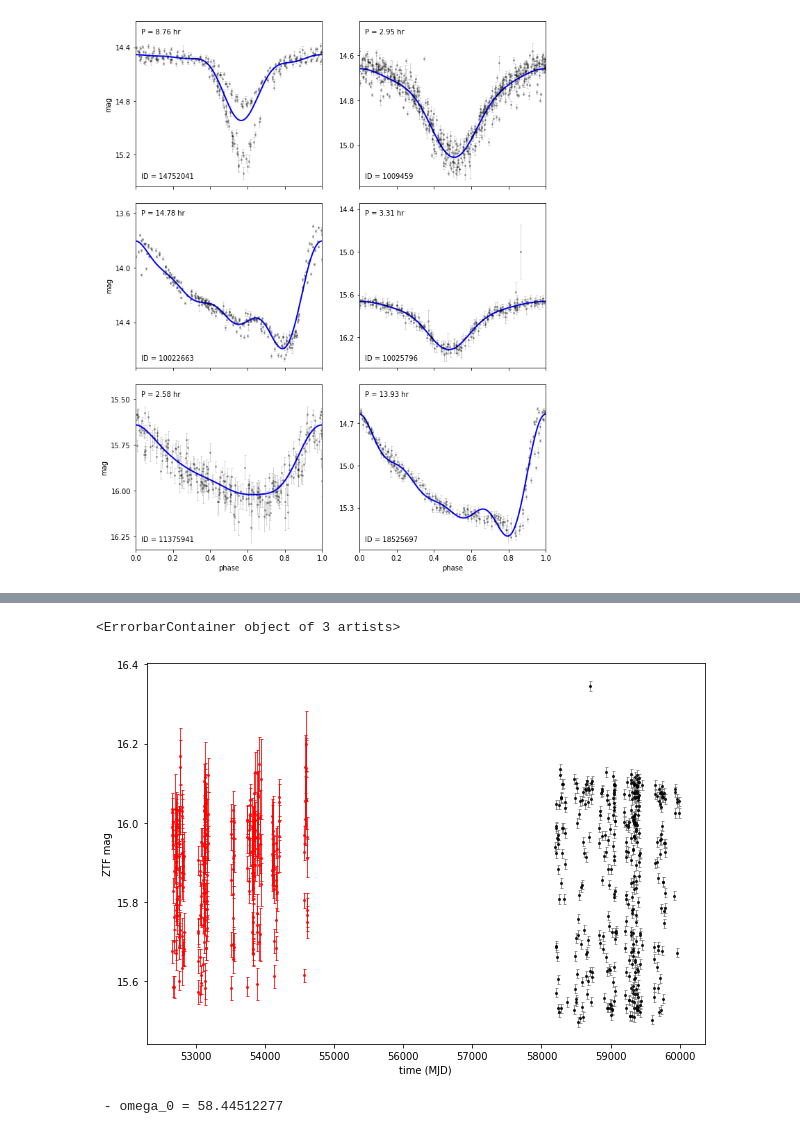
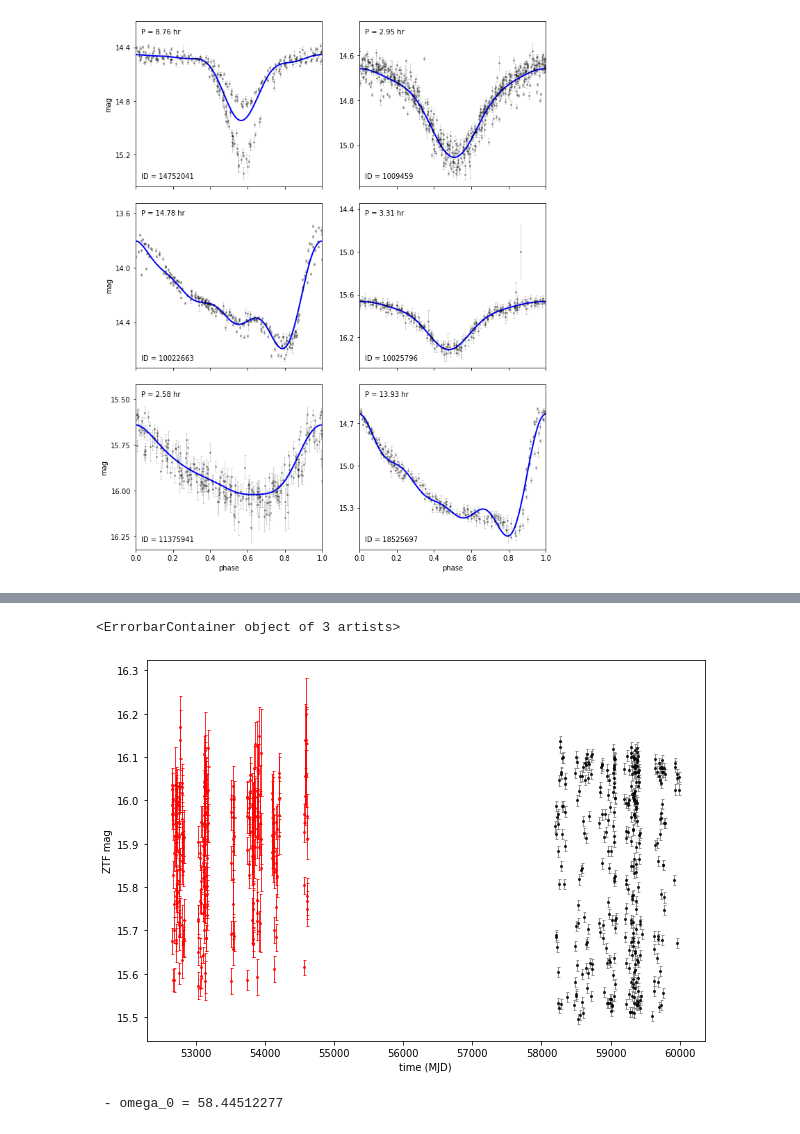
Before and after one commit to VaticanObsSummerSchool2023/lectures, a Jupyter notebook: IvezicJune7.ipynb, the cells around one changed output, grey strips where cells are left out. Drawn from its saved outputs; the diff is of its cells as text; code cells hidden in the pictures.

```diff
--- a/IvezicJune7.ipynb
+++ b/IvezicJune7.ipynb
@@ -154,7 +202,7 @@ def getZTFlightcurve(ra, dec, radius=3.0):
        res = lcq.from_position(ra, dec, radius)
        ZTFdata = res.data # this is basically a DataFrame then
        # M. Graham recommends to get rid of obvious spurious points
-       #ZTFdata = ZTFdata.loc[data['catflags'] < 32768]
+       ZTFdata = ZTFdata.loc[ZTFdata['catflags'] < 32768]
     except Exception as e:
        print(e)
     return ZTFdata
@@ -210,15 +242,12 @@ tL, mL, dmL = data[11375941].T
 # %%
 fig,ax = plt.subplots(1,1,figsize=(10,7))
 ax.set_xlabel('time (MJD)')
 ax.set_ylabel('ZTF mag')
-ax.scatter(t, mag, s=0.02, c='black')
 ax.errorbar(tZ, magZ, magErrZ, fmt='.k', ecolor='gray', lw=1, ms=4, capsize=1.5, alpha=0.8)
 ax.errorbar(tL, mL, dmL, fmt='.r', ecolor='red', lw=1, ms=4, capsize=1.5, alpha=0.8)
-
-#ax.set_ylim(16.5, 15.2)
 # %% [output]
 <ErrorbarContainer object of 3 artists>
-[figure, old version]
+[figure, new version]
 # %%
 omega, power = results[11375941]
 omega_best = omega[np.argmax(power)]
```
Also changed, not shown: parts of 16 cells of this notebook.
